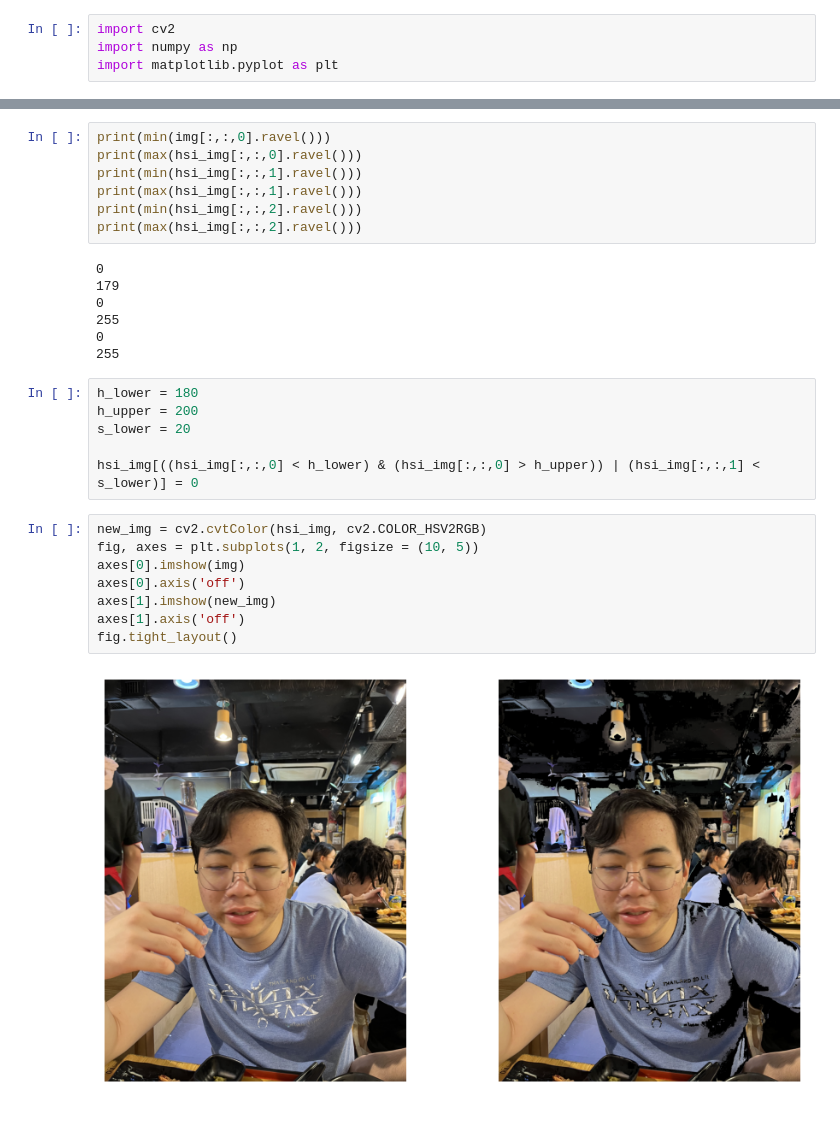
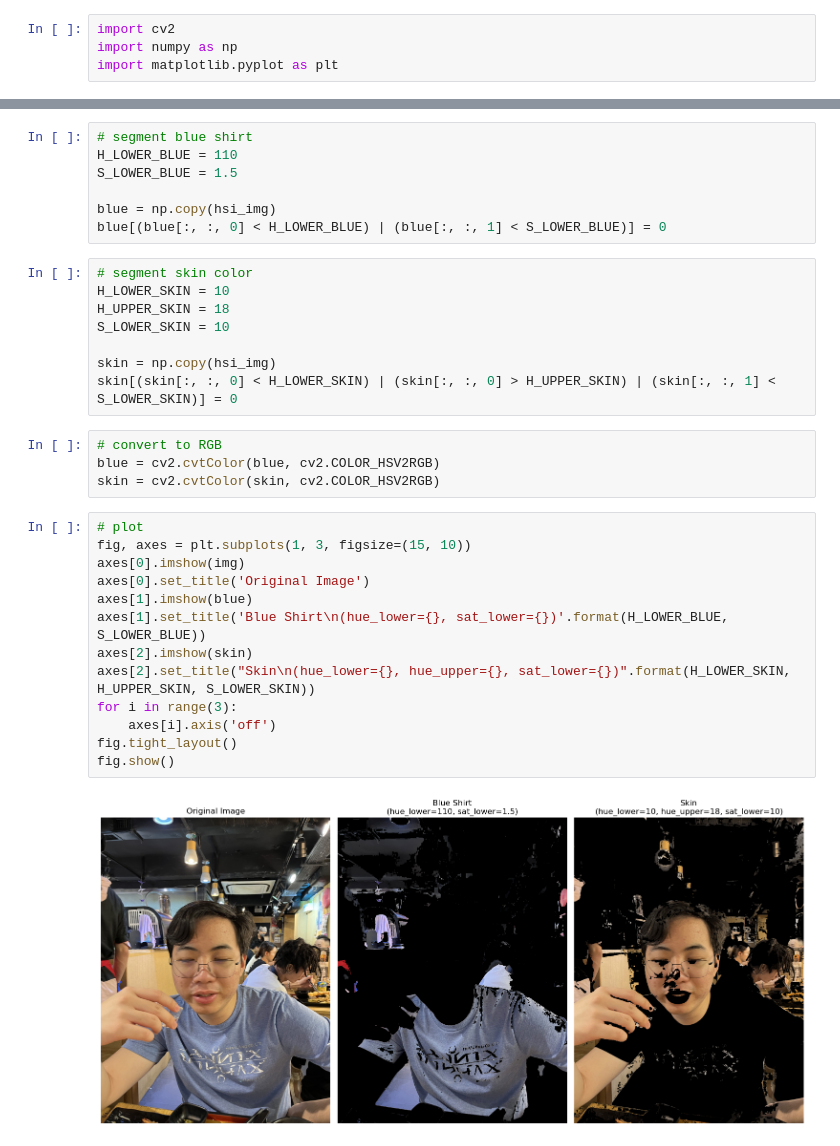
Before and after one commit to fongc123/notes, a Jupyter notebook: src/image processing/color segmentation.ipynb, the cells around one changed output, grey strips where cells are left out. Saved outputs shown, nothing was run; the diff lists cells and outputs as text; blank space fills up the shorter version.

```diff
--- a/src/image processing/color segmentation.ipynb
+++ b/src/image processing/color segmentation.ipynb
@@ -13,30 +12,34 @@ hsi_img = cv2.cvtColor(img, cv2.COLOR_RGB2HSV)
-# %%
-print(min(img[:,:,0].ravel()))
-print(max(hsi_img[:,:,0].ravel()))
-print(min(hsi_img[:,:,1].ravel()))
-print(max(hsi_img[:,:,1].ravel()))
-print(min(hsi_img[:,:,2].ravel()))
-print(max(hsi_img[:,:,2].ravel()))
-# %% [output]
-0
-179
-0
-255
-0
-255
-# %%
-h_lower = 180
-h_upper = 200
-s_lower = 20
-
-hsi_img[((hsi_img[:,:,0] < h_lower) & (hsi_img[:,:,0] > h_upper)) | (hsi_img[:,:,1] < s_lower)] = 0
+# %%
+# segment blue shirt
+H_LOWER_BLUE = 110
+S_LOWER_BLUE = 1.5
+
+blue = np.copy(hsi_img)
+blue[(blue[:, :, 0] < H_LOWER_BLUE) | (blue[:, :, 1] < S_LOWER_BLUE)] = 0
+# %%
+# segment skin color
+H_LOWER_SKIN = 10
+H_UPPER_SKIN = 18
+S_LOWER_SKIN = 10
+
+skin = np.copy(hsi_img)
+skin[(skin[:, :, 0] < H_LOWER_SKIN) | (skin[:, :, 0] > H_UPPER_SKIN) | (skin[:, :, 1] < S_LOWER_SKIN)] = 0
+# %%
+# convert to RGB
+blue = cv2.cvtColor(blue, cv2.COLOR_HSV2RGB)
+skin = cv2.cvtColor(skin, cv2.COLOR_HSV2RGB)
 # %%
-new_img = cv2.cvtColor(hsi_img, cv2.COLOR_HSV2RGB)
-fig, axes = plt.subplots(1, 2, figsize = (10, 5))
+# plot
+fig, axes = plt.subplots(1, 3, figsize=(15, 10))
 axes[0].imshow(img)
-axes[0].axis('off')
-axes[1].imshow(new_img)
-axes[1].axis('off')
+axes[0].set_title('Original Image')
+axes[1].imshow(blue)
+axes[1].set_title('Blue Shirt\n(hue_lower={}, sat_lower={})'.format(H_LOWER_BLUE, S_LOWER_BLUE))
+axes[2].imshow(skin)
+axes[2].set_title("Skin\n(hue_lower={}, hue_upper={}, sat_lower={})".format(H_LOWER_SKIN, H_UPPER_SKIN, S_LOWER_SKIN))
+for i in range(3):
+    axes[i].axis('off')
 fig.tight_layout()
+fig.show()
 # %% [output]
-[figure, old version]
+[figure, new version]
```
Also changed, not shown: parts of 2 cells of this notebook.
